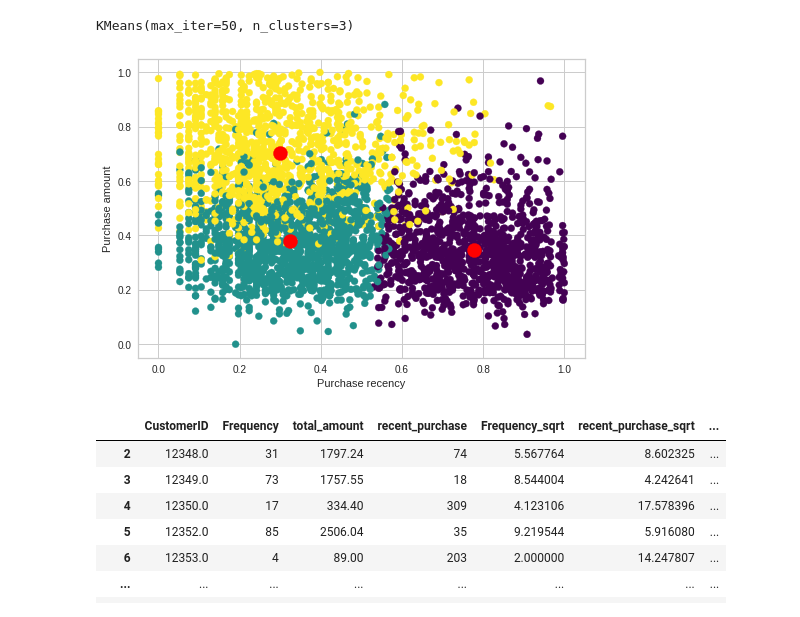
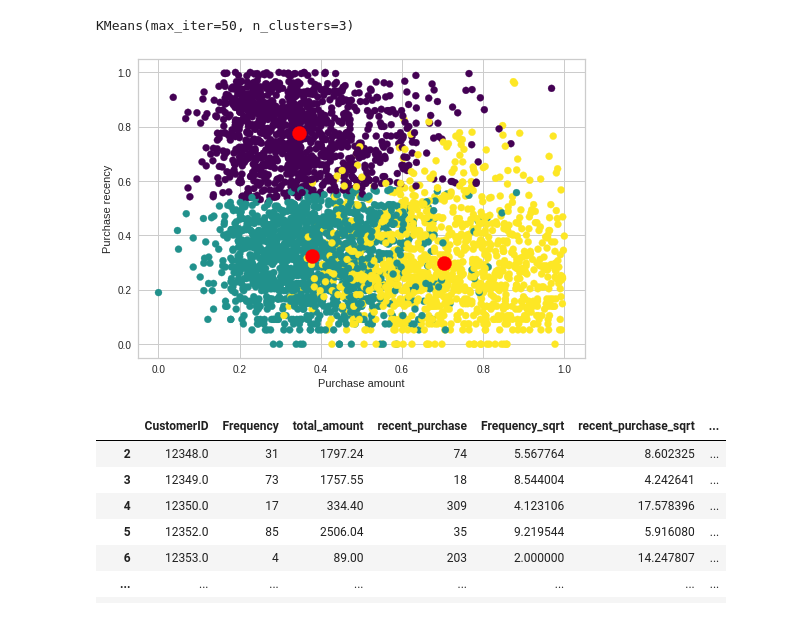
Before and after one commit to shreesha2304/Online-Retail-Customer-Segmentation, a Jupyter notebook: Online_Retail_Customer_Segmentation_Capstone_Project.ipynb, the cells around one changed output. Cells and saved outputs as stored; diff of their text form; code cells hidden in the pictures.

```diff
--- a/Online_Retail_Customer_Segmentation_Capstone_Project.ipynb
+++ b/Online_Retail_Customer_Segmentation_Capstone_Project.ipynb
@@ -681,21 +683,21 @@ kmeans_2.fit(df_final)
 KMeans(max_iter=50, n_clusters=3)
 # %%
 #plotting the segments
-plt.scatter(df_final.iloc[:,1],
-            df_final.iloc[:,2],
+plt.scatter(df_final.iloc[:,2],
+            df_final.iloc[:,1],
             c=kmeans_2.labels_,
             cmap='viridis')
 
 # Plot the clusters
-plt.scatter(kmeans_2.cluster_centers_[:, 1],
-            kmeans_2.cluster_centers_[:, 2],
+plt.scatter(kmeans_2.cluster_centers_[:, 2],
+            kmeans_2.cluster_centers_[:, 1],
             s=200,                             # Set centroid size
             c='red')
-plt.xlabel('Purchase recency')
-plt.ylabel('Purchase amount')          # Set centroid color
+plt.xlabel('Purchase amount')
+plt.ylabel('Purchase recency')          # Set centroid color
 plt.show()
 # %% [output]
-[figure, old version]
+[figure, new version]
 # %%
 #assigning cluster numbers to old unscaled dataset
 df_new['ClusterNo']=kmeans_2.labels_
```
Also changed, not shown: parts of 6 cells of this notebook.
